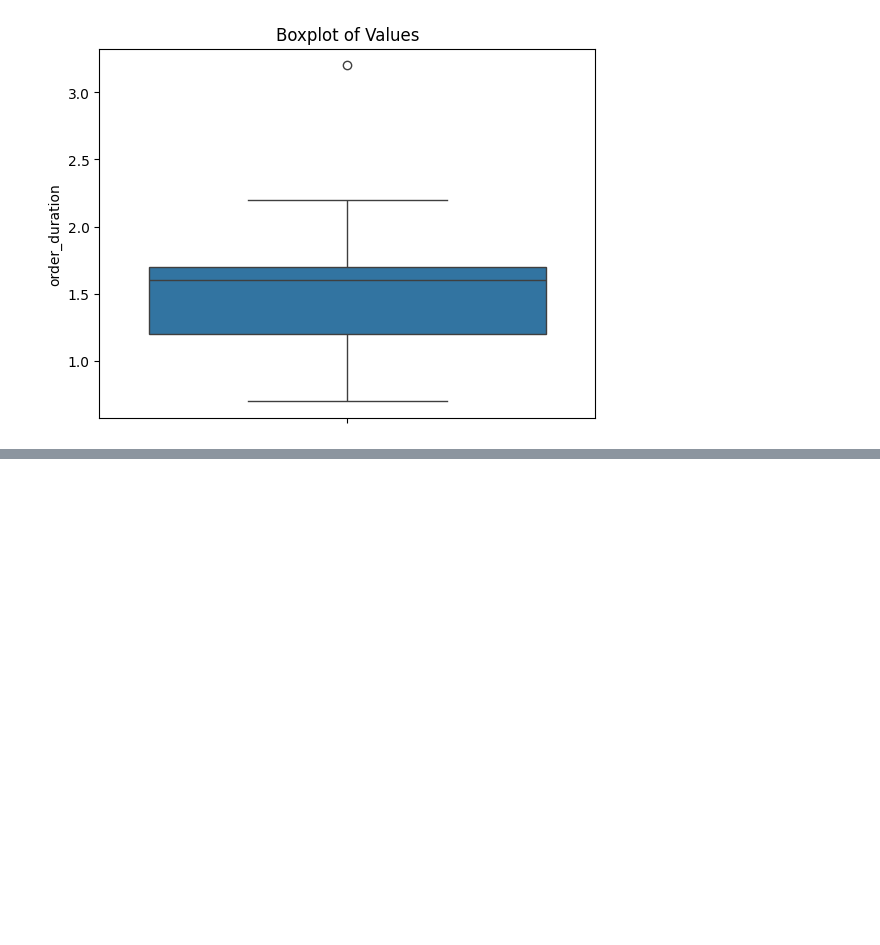
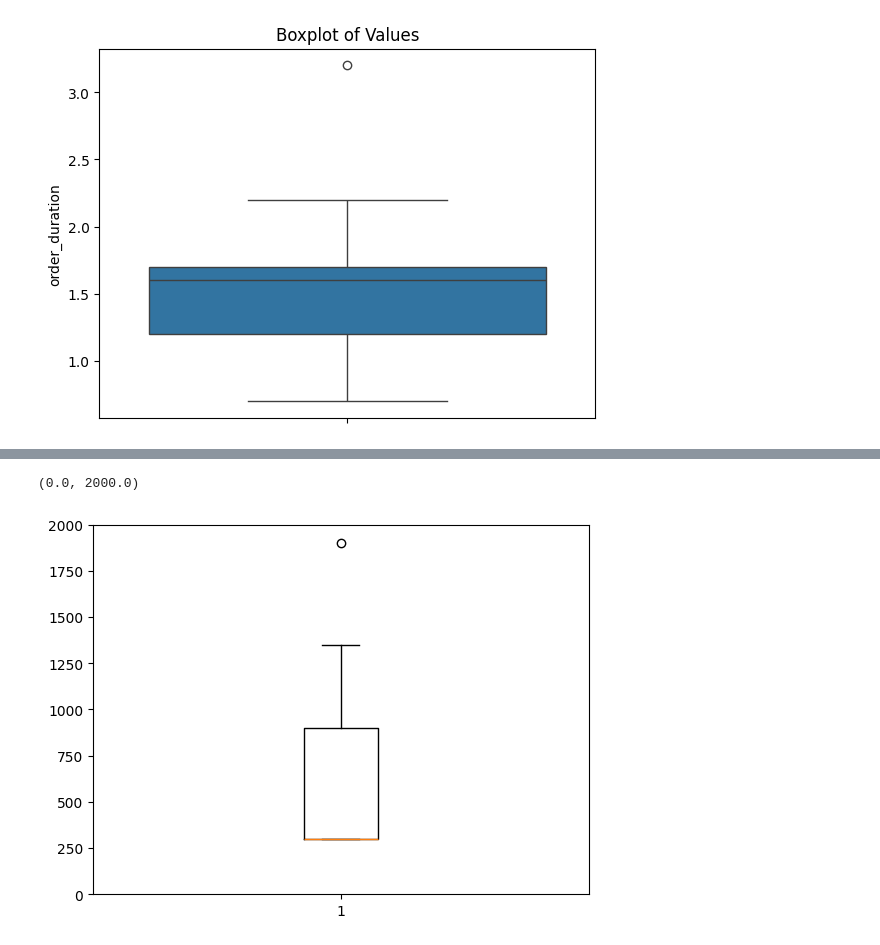
Before and after one commit to buecktobias/ibsys2SCM, a Jupyter notebook: user-docs/data_analyses/material_cost.ipynb, the cells around one changed output, grey strips where cells are left out. Saved outputs shown, nothing was run; the diff lists cells and outputs as text; code cells hidden in the pictures; blank space fills up the shorter version.

```diff
--- a/user-docs/data_analyses/material_cost.ipynb
+++ b/user-docs/data_analyses/material_cost.ipynb
@@ -109,0 +122,7 @@ plt.show()
+# %%
+storage_time = start_quantities / summed_usage
+plt.boxplot(storage_time)
+plt.ylim(0, 2000)
+# %% [output]
+(0.0, 2000.0)
+[figure, added]
```
Also changed, not shown: parts of 11 cells of this notebook, 5 other files.
